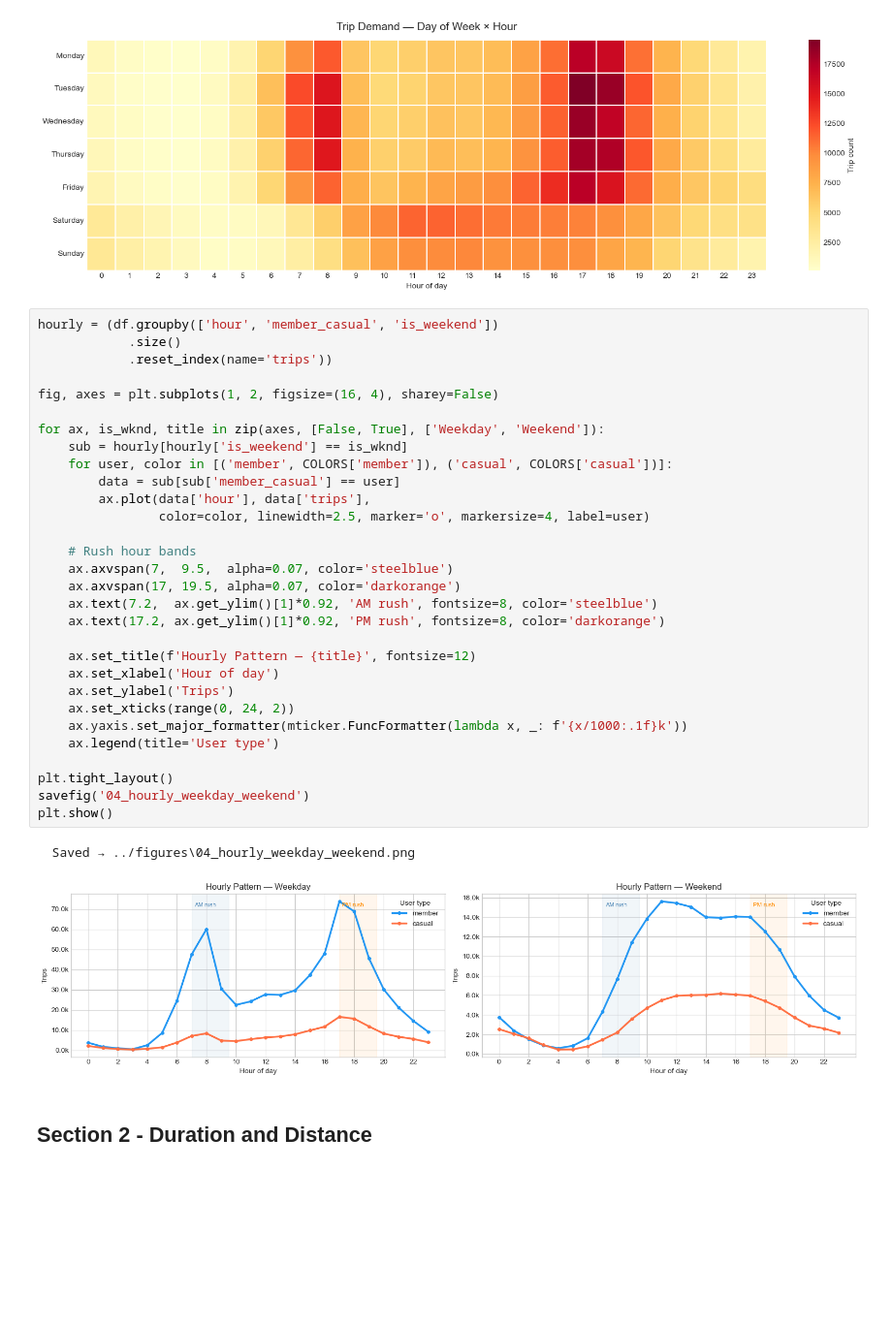
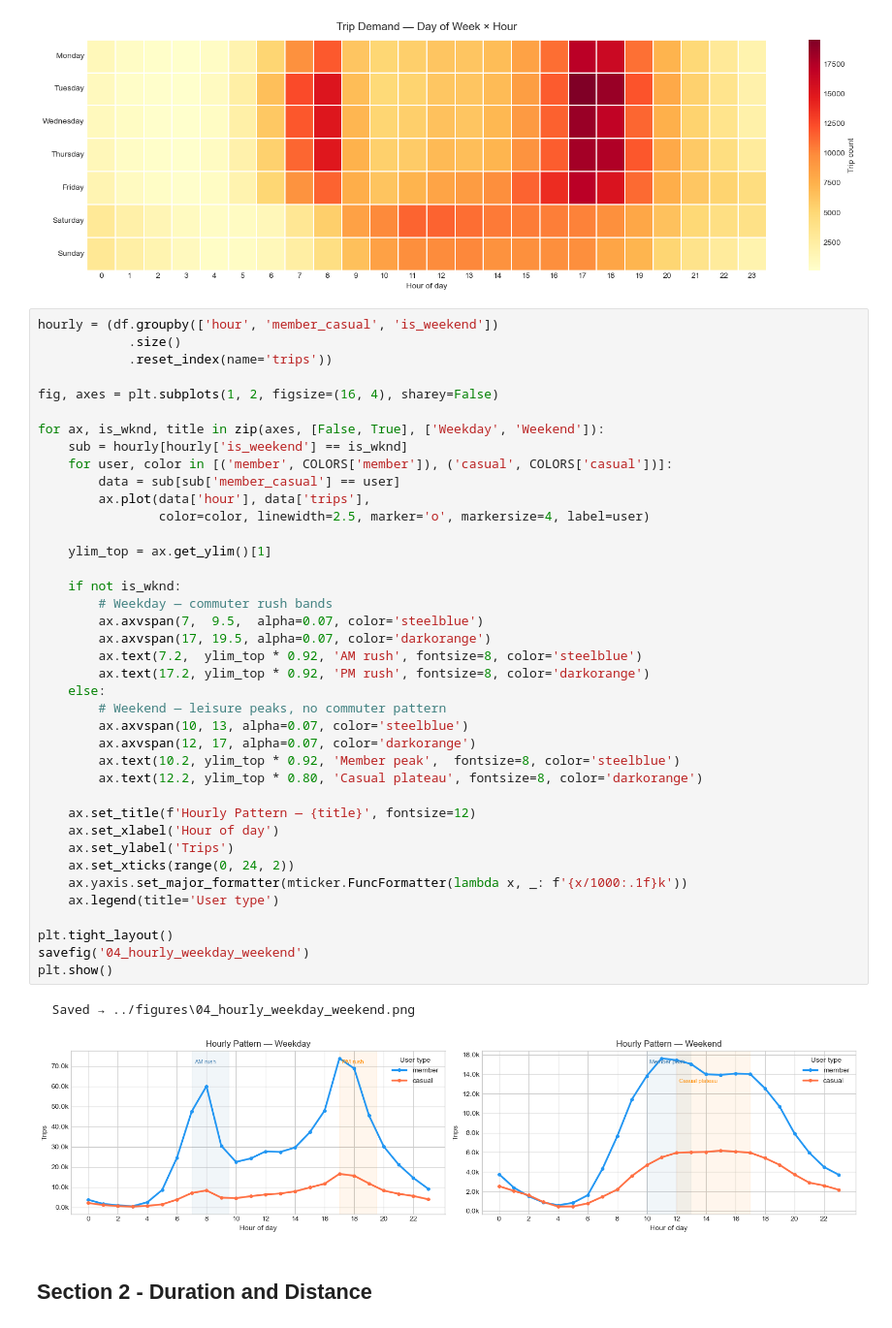
Before and after one commit to aghabekyanv3/citibike-project, a Jupyter notebook: notebooks/03_eda.ipynb, the cells around one changed output. Shown at 97% size. Drawn from its saved outputs; the diff is of its cells as text; blank space fills up the shorter version.

```diff
--- a/notebooks/03_eda.ipynb
+++ b/notebooks/03_eda.ipynb
@@ -309,36 +313,45 @@ plt.show()
 # %%
 hourly = (df.groupby(['hour', 'member_casual', 'is_weekend'])
             .size()
             .reset_index(name='trips'))
 
 fig, axes = plt.subplots(1, 2, figsize=(16, 4), sharey=False)
 
 for ax, is_wknd, title in zip(axes, [False, True], ['Weekday', 'Weekend']):
     sub = hourly[hourly['is_weekend'] == is_wknd]
     for user, color in [('member', COLORS['member']), ('casual', COLORS['casual'])]:
         data = sub[sub['member_casual'] == user]
         ax.plot(data['hour'], data['trips'],
                 color=color, linewidth=2.5, marker='o', markersize=4, label=user)
 
-    # Rush hour bands
-    ax.axvspan(7,  9.5,  alpha=0.07, color='steelblue')
-    ax.axvspan(17, 19.5, alpha=0.07, color='darkorange')
-    ax.text(7.2,  ax.get_ylim()[1]*0.92, 'AM rush', fontsize=8, color='steelblue')
-    ax.text(17.2, ax.get_ylim()[1]*0.92, 'PM rush', fontsize=8, color='darkorange')
+    ylim_top = ax.get_ylim()[1]
+
+    if not is_wknd:
+        # Weekday — commuter rush bands
+        ax.axvspan(7,  9.5,  alpha=0.07, color='steelblue')
+        ax.axvspan(17, 19.5, alpha=0.07, color='darkorange')
+        ax.text(7.2,  ylim_top * 0.92, 'AM rush', fontsize=8, color='steelblue')
+        ax.text(17.2, ylim_top * 0.92, 'PM rush', fontsize=8, color='darkorange')
+    else:
+        # Weekend — leisure peaks, no commuter pattern
+        ax.axvspan(10, 13, alpha=0.07, color='steelblue')
+        ax.axvspan(12, 17, alpha=0.07, color='darkorange')
+        ax.text(10.2, ylim_top * 0.92, 'Member peak',  fontsize=8, color='steelblue')
+        ax.text(12.2, ylim_top * 0.80, 'Casual plateau', fontsize=8, color='darkorange')
 
     ax.set_title(f'Hourly Pattern — {title}', fontsize=12)
     ax.set_xlabel('Hour of day')
     ax.set_ylabel('Trips')
     ax.set_xticks(range(0, 24, 2))
     ax.yaxis.set_major_formatter(mticker.FuncFormatter(lambda x, _: f'{x/1000:.1f}k'))
     ax.legend(title='User type')
 
 plt.tight_layout()
 savefig('04_hourly_weekday_weekend')
 plt.show()
 # %% [output]
   Saved → ../figures\04_hourly_weekday_weekend.png
-[figure, old version]
+[figure, new version]
 # %% [markdown]
 ## Section 2 - Duration and Distance
 # %%
```
Also changed, not shown: parts of 7 cells of this notebook, 43 other files.
